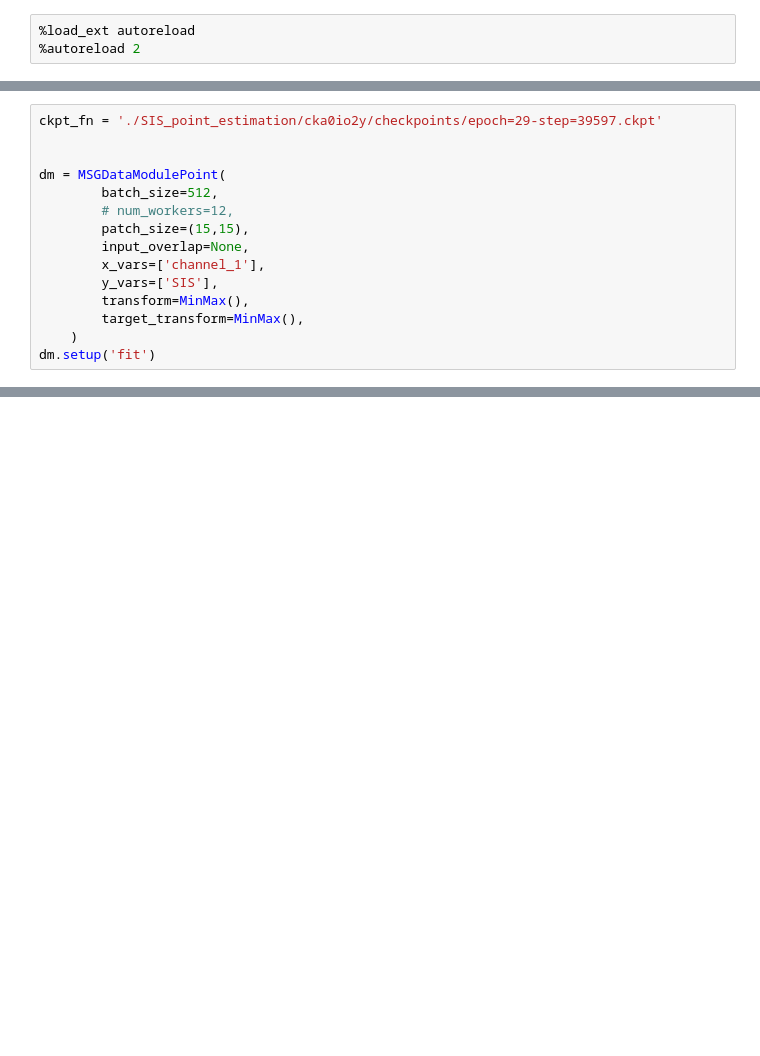
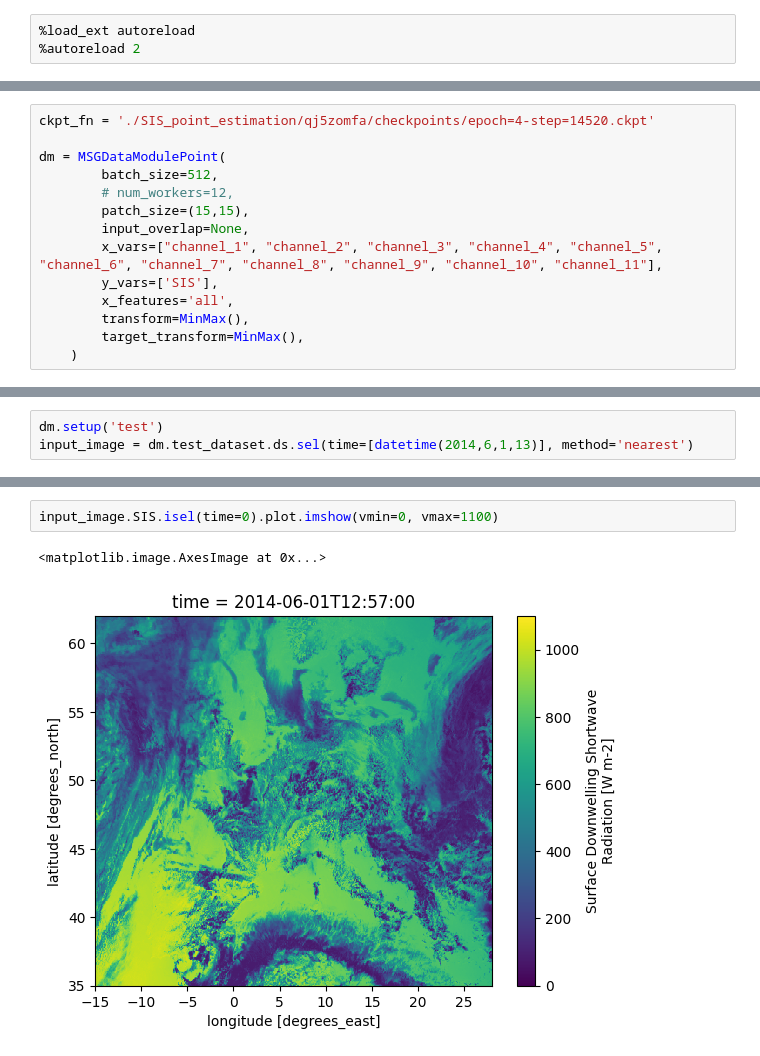
Before and after one commit to KRS-dev/irradiance_estimation, a Jupyter notebook: inference.ipynb, the cells around one changed output, grey strips where cells are left out. Cells and saved outputs as stored; diff of their text form; blank space fills up the shorter version.

```diff
--- a/inference.ipynb
+++ b/inference.ipynb
@@ -11,15 +17,14 @@ from dataset.normalization import MinMax
 # %%
-ckpt_fn = './SIS_point_estimation/cka0io2y/checkpoints/epoch=29-step=39597.ckpt'
-
+ckpt_fn = './SIS_point_estimation/qj5zomfa/checkpoints/epoch=4-step=14520.ckpt'
 
 dm = MSGDataModulePoint(
         batch_size=512,
         # num_workers=12,
         patch_size=(15,15),
         input_overlap=None,
-        x_vars=['channel_1'],
+        x_vars=["channel_1", "channel_2", "channel_3", "channel_4", "channel_5", "channel_6", "channel_7", "channel_8", "channel_9", "channel_10", "channel_11"],
         y_vars=['SIS'],
+        x_features='all',
         transform=MinMax(),
         target_transform=MinMax(),
     )
-dm.setup('fit')
@@ -41 +52,4 @@ estimator = LitEstimatorPoint.load_from_checkpoint(ckpt_fn)#, model=ConvResNet(5
+# %%
+dm.setup('test')
+input_image = dm.test_dataset.ds.sel(time=[datetime(2014,6,1,13)], method='nearest')
 # %%
@@ -44,0 +123,5 @@ estimator.
+# %%
+input_image.SIS.isel(time=0).plot.imshow(vmin=0, vmax=1100)
+# %% [output]
+<matplotlib.image.AxesImage at 0x...>
+[figure, added]
```
Also changed, not shown: parts of 9 cells of this notebook, 11 other files.
